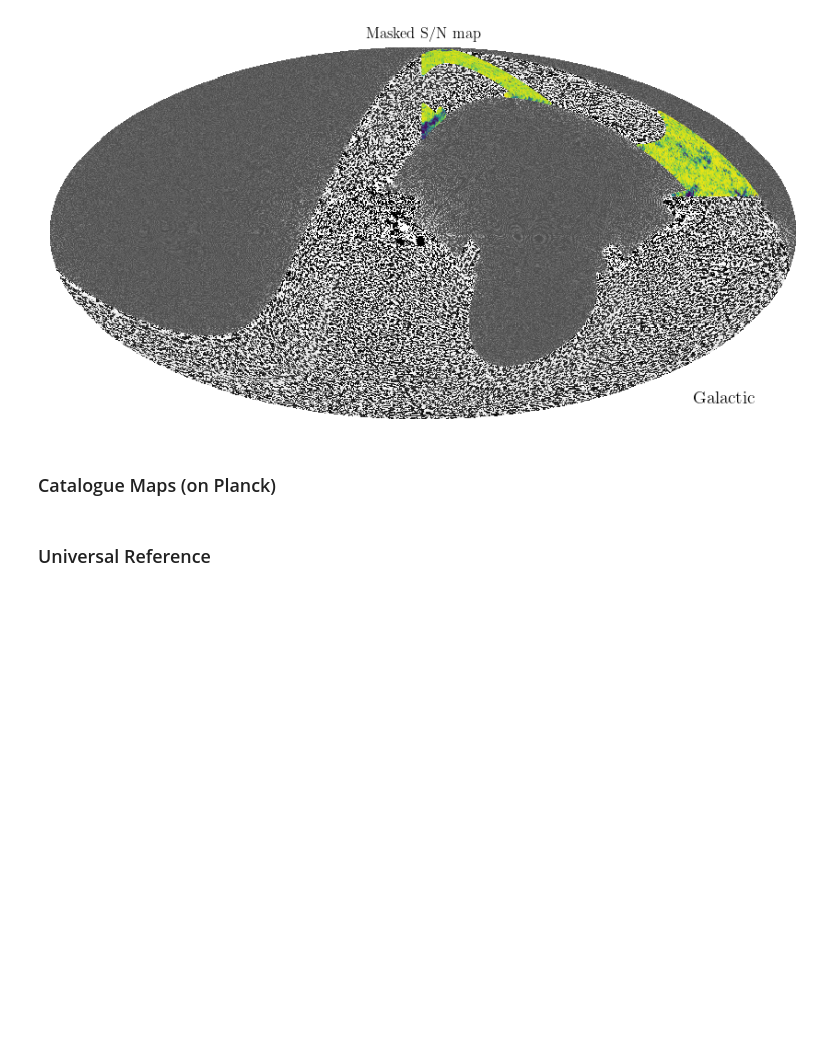
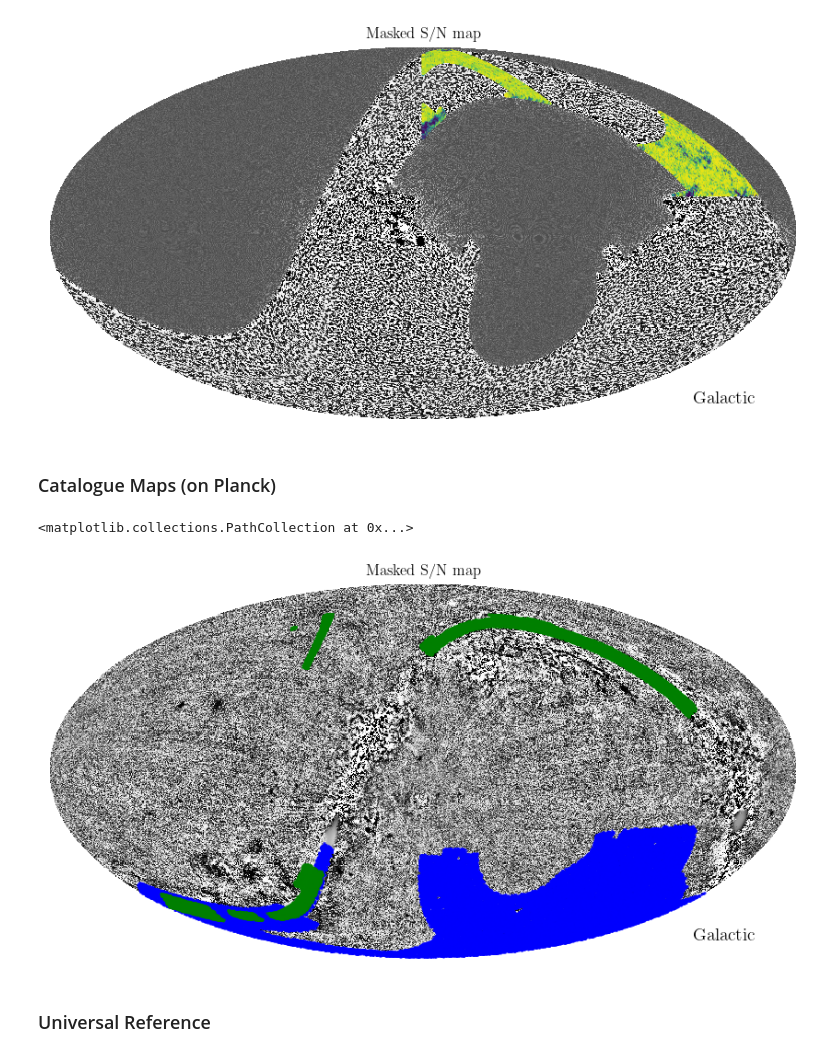
Before and after one commit to dchanda2002/MLCosmo, a Jupyter notebook: 3_run_fastmap.ipynb, the cells around one changed output. Saved outputs shown, nothing was run; the diff lists cells and outputs as text; code cells hidden in the pictures; blank space fills up the shorter version.

```diff
--- a/3_run_fastmap.ipynb
+++ b/3_run_fastmap.ipynb
@@ -746,26 +766,29 @@ hp.mollview(act,norm='hist',cmap='Greys',title='Masked S/N map',cbar=False, coor
 # %%
 # Mapping catalogues
 
 union = pd.read_csv("data/union3.csv")
 
-union_cut = union[union.cat == 4]
+union_cut = union[union.cat == 1]
 
 c = SkyCoord(union_cut['amf_ra'],union_cut['amf_dec'],frame='icrs',unit='deg')
 union_cut['glat'] = c.galactic.b.degree
 union_cut['glon'] = c.galactic.l.degree
 
-# union_cut2 = union[union.cat == 3]
-# c = SkyCoord(union_cut2['amf_ra'],union_cut2['amf_dec'],frame='icrs',unit='deg')
-# union_cut2['glat'] = c.galactic.b.degree
-# union_cut2['glon'] = c.galactic.l.degree
+union_cut2 = union[union.cat == 3]
+
+c = SkyCoord(union_cut2['amf_ra'],union_cut2['amf_dec'],frame='icrs',unit='deg')
+union_cut2['glat'] = c.galactic.b.degree
+union_cut2['glon'] = c.galactic.l.degree
 
 import healpy as hp
 pl143 = hp.read_map('data/COM_CompMap_Compton-SZMap-nilc-ymaps_2048_R2.00.fits')
-hp.mollview(pl143,norm='hist',cmap='Greys',title='Masked S/N map',cbar=False)
+hp.mollview(pl143,norm='hist',cmap='Greys',title='Masked S/N map',cbar=False, coord = ["C", "G"])
 #hp.visufunc.projscatter(glon,glat,lonlat=True)#,c=countfs,s=10,vmin=0, vmax=1)
 hp.visufunc.projscatter(union_cut['glon'],union_cut['glat'],lonlat=True,c="b",alpha = 0.5,s=1,vmin=0, vmax=1)
-
-# hp.visufunc.projscatter(union_cut2['glon'],union_cut2['glat'],lonlat=True,c="g",alpha = 0.5,s=1,vmin=0, vmax=1)
+hp.visufunc.projscatter(union_cut2['glon'],union_cut2['glat'],lonlat=True,c="g",alpha = 0.5,s=1,vmin=0, vmax=1)
+# %% [output]
+<matplotlib.collections.PathCollection at 0x...>
+[figure, added]
 # %% [markdown]
 ### Universal Reference ###
 # %%
```
Also changed, not shown: parts of 12 cells of this notebook, 2 other files.
